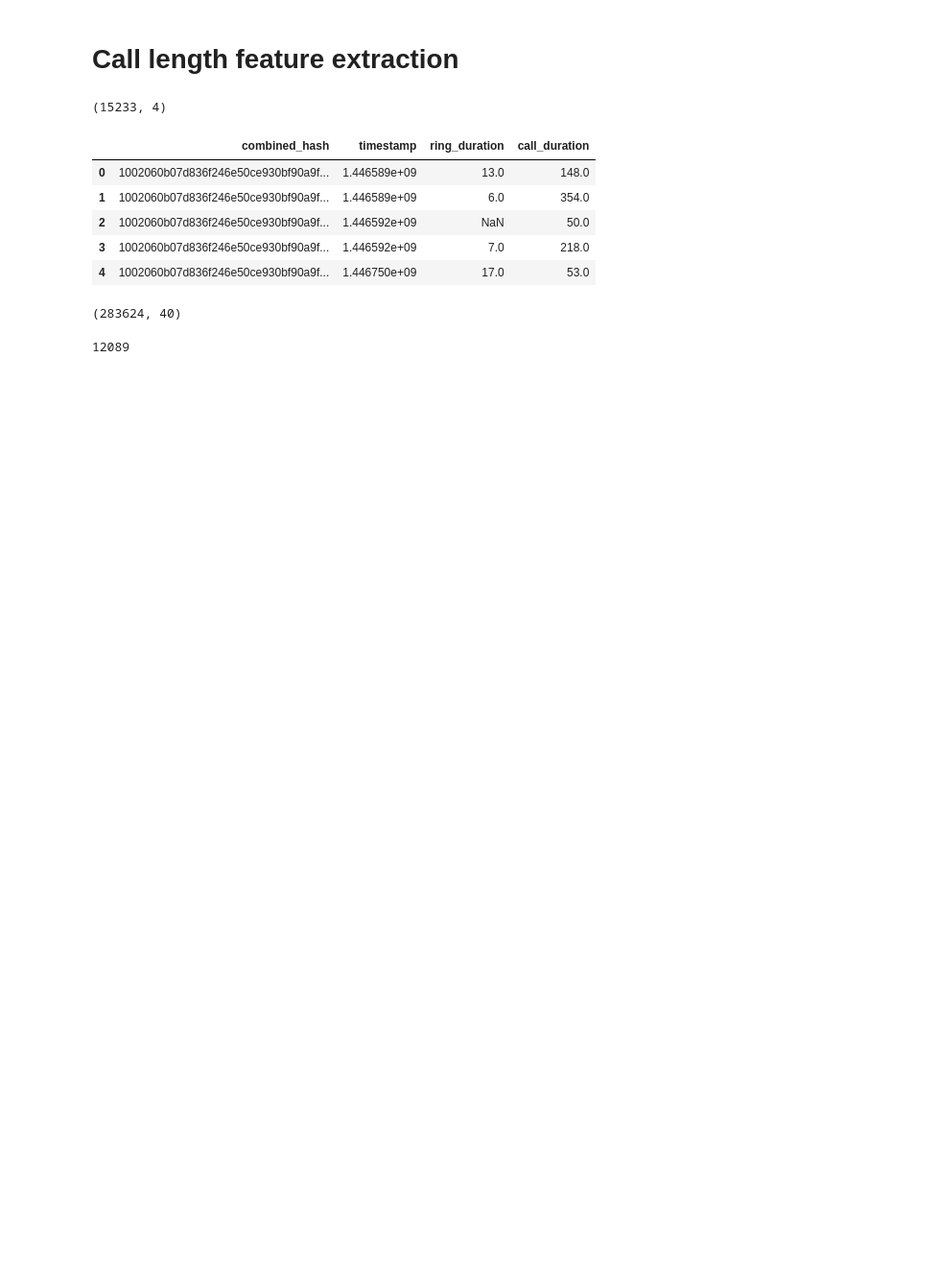
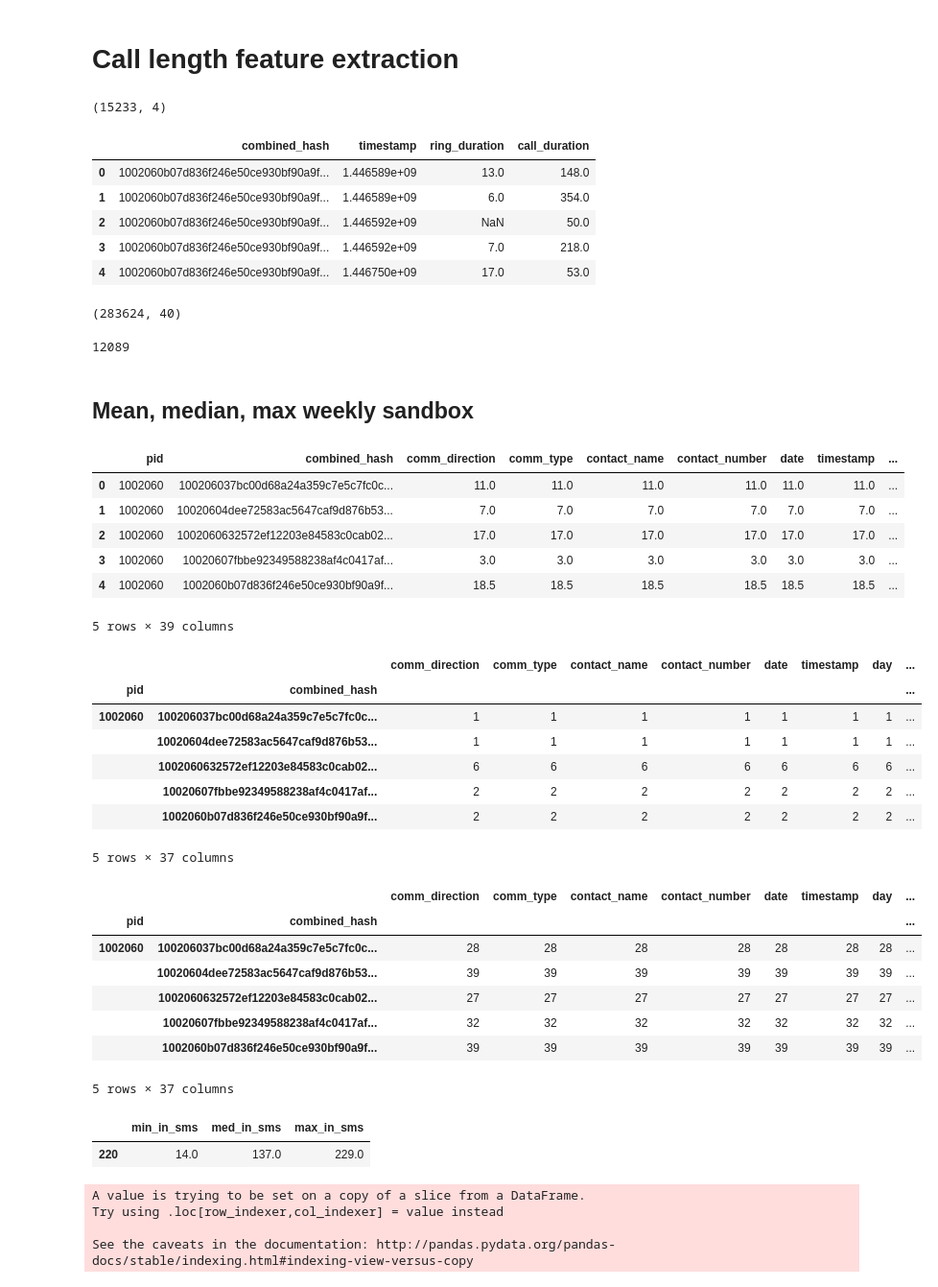
Before and after one commit to tliu526/relationship-prediction, a Jupyter notebook: feature_extract/call_len_feature_extract.ipynb, the cells around one changed output. Shown: that part at 96% size. Cells and saved outputs as stored; diff of their text form; code cells hidden in the pictures; blank space fills up the shorter version.

```diff
--- a/feature_extract/call_len_feature_extract.ipynb
+++ b/feature_extract/call_len_feature_extract.ipynb
@@ -152,3 +152,37 @@ coe_cal_df = coe_df.merge(final_df, on=['combined_hash', 'timestamp'], how='oute
 12089
 # %%
 pickle.dump(coe_cal_df, open("top_5_contacts_cal.df", "wb"), -1)
+# %% [markdown]
+## Mean, median, max weekly sandbox
+# %%
+group_key = ['pid', 'combined_hash', pd.Grouper(key='date_tz', freq='W')]
+wk_counts = coe_df.groupby(group_key).count()
+display(wk_counts.groupby(level=[0,1]).median().reset_index().head())
+display(wk_counts.groupby(level=[0,1]).min().head())
+display(wk_counts.groupby(level=[0,1]).max().head())
+
+#wk_counts.loc[wk_counts.groupby(level=0).idxmin()]
+# %% [output]
+|  | pid | combined_hash | comm_direction | comm_type | contact_name | contact_number | date | timestamp | ... |
+| 0 | 1002060 | 100206037bc00d68a24a359c7e5c7fc0c... | 11.0 | 11.0 | 11.0 | 11.0 | 11.0 | 11.0 | ... |
+| 1 | 1002060 | 10020604dee72583ac5647caf9d876b53... | 7.0 | 7.0 | 7.0 | 7.0 | 7.0 | 7.0 | ... |
+| 2 | 1002060 | 1002060632572ef12203e84583c0cab02... | 17.0 | 17.0 | 17.0 | 17.0 | 17.0 | 17.0 | ... |
+| 3 | 1002060 | 10020607fbbe92349588238af4c0417af... | 3.0 | 3.0 | 3.0 | 3.0 | 3.0 | 3.0 | ... |
+| 4 | 1002060 | 1002060b07d836f246e50ce930bf90a9f... | 18.5 | 18.5 | 18.5 | 18.5 | 18.5 | 18.5 | ... |
+5 rows × 39 columns
+|  |  | comm_direction | comm_type | contact_name | contact_number | date | timestamp | day | ... |
+| pid | combined_hash |  |  |  |  |  |  |  | ... |
+| 1002060 | 100206037bc00d68a24a359c7e5c7fc0c... | 1 | 1 | 1 | 1 | 1 | 1 | 1 | ... |
+|  | 10020604dee72583ac5647caf9d876b53... | 1 | 1 | 1 | 1 | 1 | 1 | 1 | ... |
+|  | 1002060632572ef12203e84583c0cab02... | 6 | 6 | 6 | 6 | 6 | 6 | 6 | ... |
+|  | 10020607fbbe92349588238af4c0417af... | 2 | 2 | 2 | 2 | 2 | 2 | 2 | ... |
+|  | 1002060b07d836f246e50ce930bf90a9f... | 2 | 2 | 2 | 2 | 2 | 2 | 2 | ... |
+5 rows × 37 columns
+|  |  | comm_direction | comm_type | contact_name | contact_number | date | timestamp | day | ... |
+| pid | combined_hash |  |  |  |  |  |  |  | ... |
+| 1002060 | 100206037bc00d68a24a359c7e5c7fc0c... | 28 | 28 | 28 | 28 | 28 | 28 | 28 | ... |
+|  | 10020604dee72583ac5647caf9d876b53... | 39 | 39 | 39 | 39 | 39 | 39 | 39 | ... |
+|  | 1002060632572ef12203e84583c0cab02... | 27 | 27 | 27 | 27 | 27 | 27 | 27 | ... |
+|  | 10020607fbbe92349588238af4c0417af... | 32 | 32 | 32 | 32 | 32 | 32 | 32 | ... |
+|  | 1002060b07d836f246e50ce930bf90a9f... | 39 | 39 | 39 | 39 | 39 | 39 | 39 | ... |
+5 rows × 37 columns
@@ -154,0 +191,5 @@ pickle.dump(coe_cal_df, open("top_5_contacts_cal.df", "wb"), -1)
+# %%
+test_df.loc[test_df['combined_hash'] == '12037250d8a6e6eb6122d08aefe766b479f0da3'][['min_in_sms', 'med_in_sms', 'max_in_sms']]
+# %% [output]
+|  | min_in_sms | med_in_sms | max_in_sms |
+| 220 | 14.0 | 137.0 | 229.0 |
@@ -154,0 +198,8 @@ pickle.dump(coe_cal_df, open("top_5_contacts_cal.df", "wb"), -1)
+# %%
+debug_df = coe_df.loc[coe_df['combined_hash'] == '12037250d8a6e6eb6122d08aefe766b479f0da3']
+debug_df['date_days'] = pd.DatetimeIndex(debug_df['date_tz']).normalize()
+# %% [output]
+A value is trying to be set on a copy of a slice from a DataFrame.
+Try using .loc[row_indexer,col_indexer] = value instead
+
+See the caveats in the documentation: http://pandas.pydata.org/pandas-docs/stable/indexing.html#indexing-view-versus-copy
```
Also changed, not shown: parts of 4 cells of this notebook, 1 other file.
